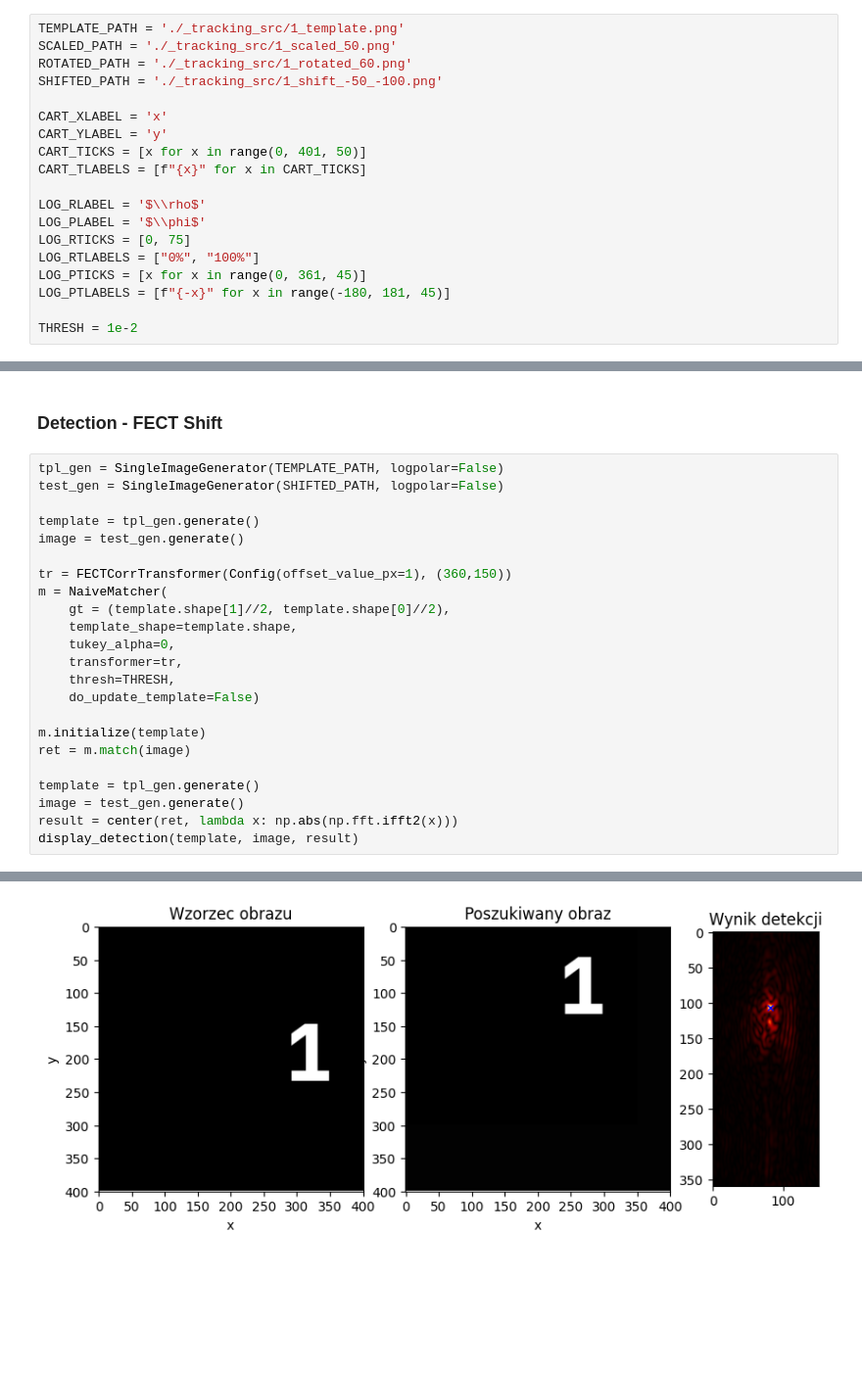
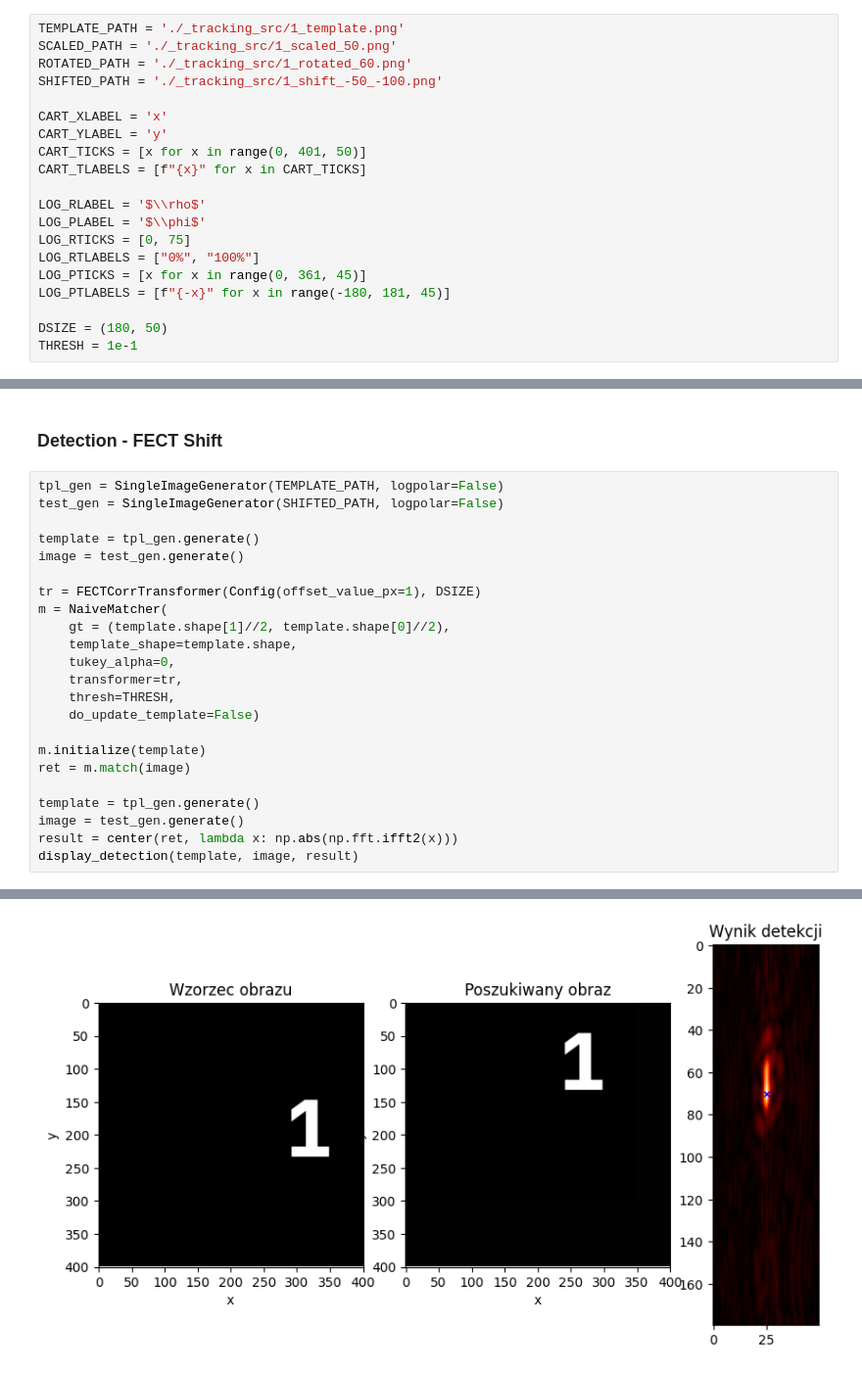
Before and after one commit to mateusz-gluch-student/ECT-tracking, a Jupyter notebook: thesis_images/detection.ipynb, the cells around one changed output, grey strips where cells are left out. Shown: that part at 98% size. Saved outputs shown, nothing was run; the diff lists cells and outputs as text; blank space fills up the shorter version.

```diff
--- a/thesis_images/detection.ipynb
+++ b/thesis_images/detection.ipynb
@@ -34,7 +34,8 @@ LOG_RTLABELS = ["0%", "100%"]
 LOG_PTICKS = [x for x in range(0, 361, 45)]
 LOG_PTLABELS = [f"{-x}" for x in range(-180, 181, 45)]
 
-THRESH = 1e-2
+DSIZE = (180, 50)
+THRESH = 1e-1
 # %% [markdown]
 ### Helpers
 # %%
@@ -286,7 +289,7 @@ test_gen = SingleImageGenerator(SHIFTED_PATH, logpolar=False)
 template = tpl_gen.generate()
 image = test_gen.generate()
 
-tr = FECTCorrTransformer(Config(offset_value_px=1), (360,150))
+tr = FECTCorrTransformer(Config(offset_value_px=1), DSIZE)
 m = NaiveMatcher(
     gt = (template.shape[1]//2, template.shape[0]//2),
     template_shape=template.shape,
@@ -310 +313 @@ display_detection(template, image, result)
-[figure, old version]
+[figure, new version]
```
Also changed, not shown: parts of 5 cells of this notebook, 7 other files.
